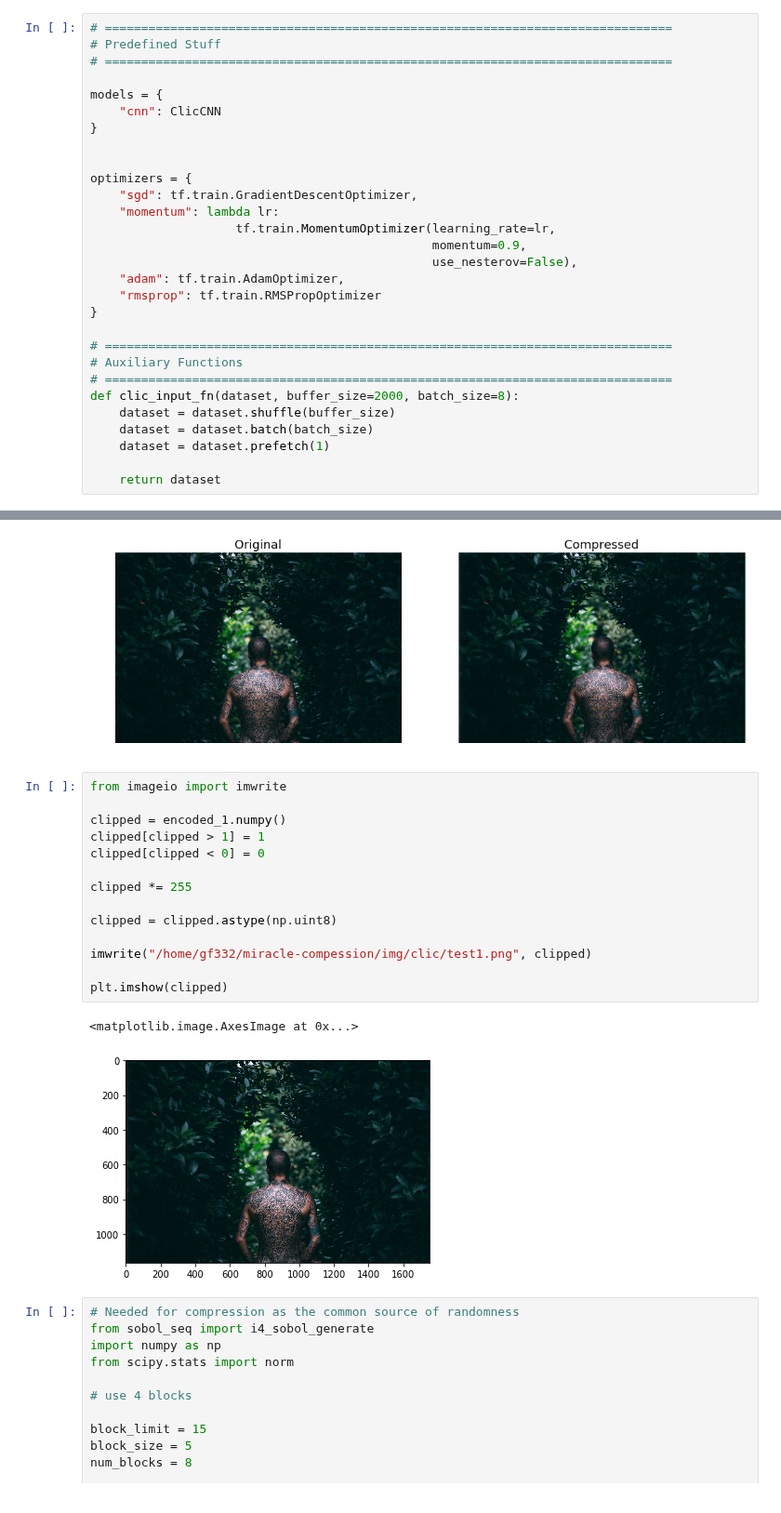
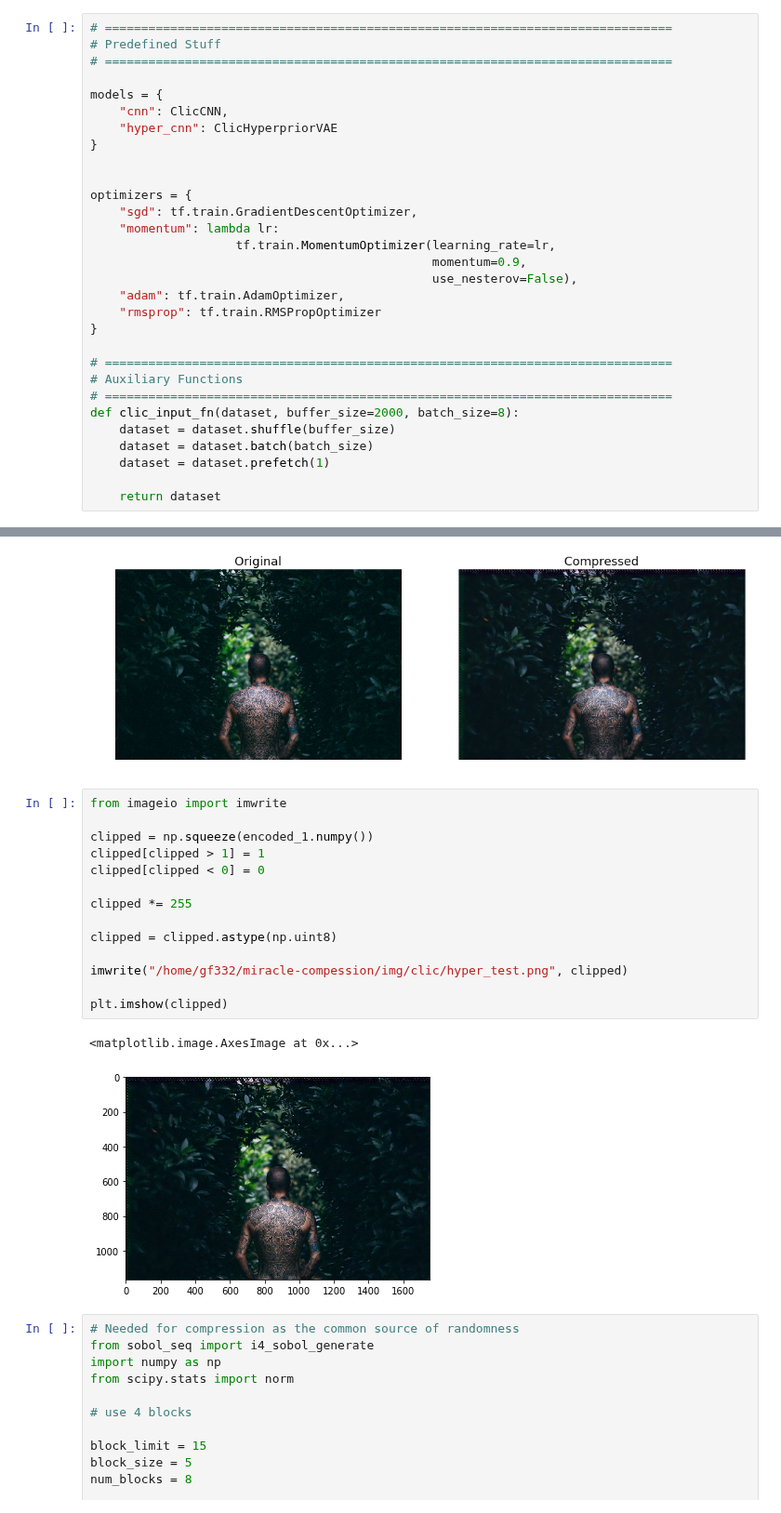
Before and after one commit to gergely-flamich/miracle-compression, a Jupyter notebook: code/clic/Compression.ipynb, the cells around one changed output, grey strips where cells are left out. Shown at 93% size. Drawn from its saved outputs; the diff is of its cells as text.

```diff
--- a/code/clic/Compression.ipynb
+++ b/code/clic/Compression.ipynb
@@ -38,7 +44,8 @@ from load_data import load_and_process_image, create_random_crops, download_proc
 # ==============================================================================
 
 models = {
-    "cnn": ClicCNN
+    "cnn": ClicCNN,
+    "hyper_cnn": ClicHyperpriorVAE
 }
 
 
@@ -167,20 +187,20 @@ Clipping input data to the valid range for imshow with RGB data ([0..1] for floa
 # %%
 from imageio import imwrite
 
-clipped = encoded_1.numpy()
+clipped = np.squeeze(encoded_1.numpy())
 clipped[clipped > 1] = 1
 clipped[clipped < 0] = 0
 
 clipped *= 255
 
 clipped = clipped.astype(np.uint8)
 
-imwrite("/home/gf332/miracle-compession/img/clic/test1.png", clipped)
+imwrite("/home/gf332/miracle-compession/img/clic/hyper_test.png", clipped)
 
 plt.imshow(clipped)
 # %% [output]
 <matplotlib.image.AxesImage at 0x...>
-[figure, old version]
+[figure, new version]
 # %%
 # Needed for compression as the common source of randomness
 from sobol_seq import i4_sobol_generate
```
Also changed, not shown: parts of 4 cells of this notebook, 2 other files.
